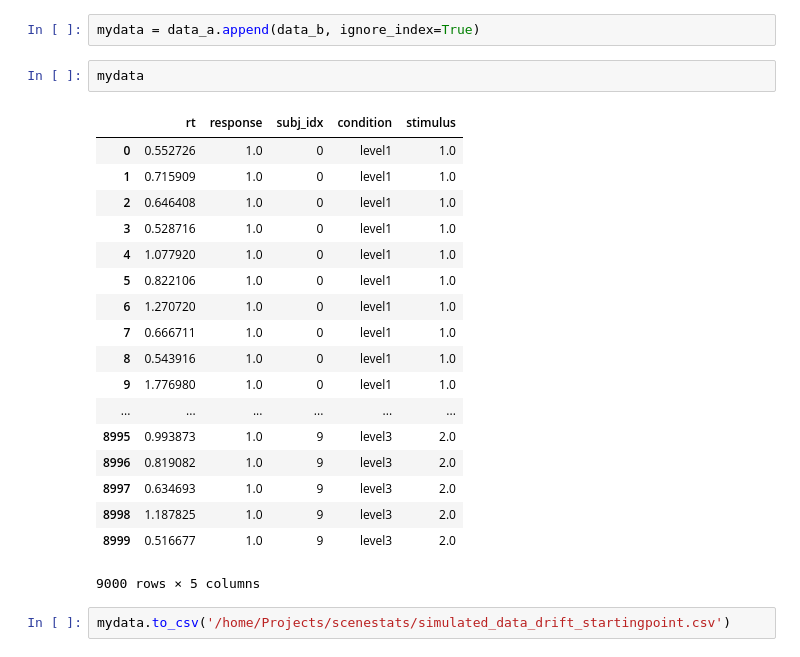
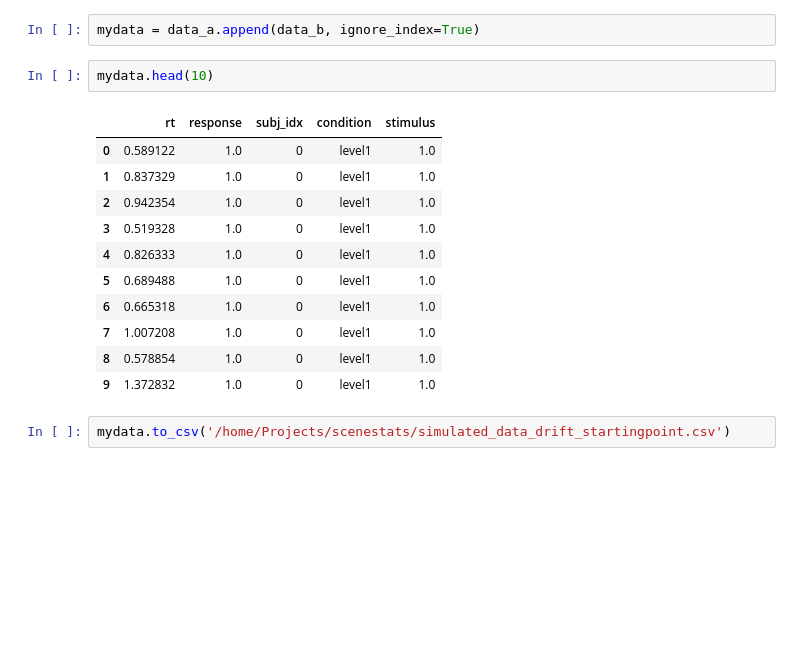
Before and after one commit to noorseijdel/2019_scenestats, a Jupyter notebook: notebooks/Notebook_SceneStats_Simulations.ipynb, the cells around one changed output. Drawn from its saved outputs; the diff is of its cells as text; blank space fills up the shorter version.

```diff
--- a/notebooks/Notebook_SceneStats_Simulations.ipynb
+++ b/notebooks/Notebook_SceneStats_Simulations.ipynb
@@ -367,26 +352,19 @@ data_b['stimulus'] = Series(np.ones((len(data_b)))*2, index=data_a.index)
 # %%
 mydata = data_a.append(data_b, ignore_index=True)
 # %%
-mydata
+mydata.head(10)
 # %% [output]
 |  | rt | response | subj_idx | condition | stimulus |
-| 0 | 0.552726 | 1.0 | 0 | level1 | 1.0 |
-| 1 | 0.715909 | 1.0 | 0 | level1 | 1.0 |
-| 2 | 0.646408 | 1.0 | 0 | level1 | 1.0 |
-| 3 | 0.528716 | 1.0 | 0 | level1 | 1.0 |
-| 4 | 1.077920 | 1.0 | 0 | level1 | 1.0 |
-| 5 | 0.822106 | 1.0 | 0 | level1 | 1.0 |
-| 6 | 1.270720 | 1.0 | 0 | level1 | 1.0 |
-| 7 | 0.666711 | 1.0 | 0 | level1 | 1.0 |
-| 8 | 0.543916 | 1.0 | 0 | level1 | 1.0 |
-| 9 | 1.776980 | 1.0 | 0 | level1 | 1.0 |
-| ... | ... | ... | ... | ... | ... |
-| 8995 | 0.993873 | 1.0 | 9 | level3 | 2.0 |
-| 8996 | 0.819082 | 1.0 | 9 | level3 | 2.0 |
-| 8997 | 0.634693 | 1.0 | 9 | level3 | 2.0 |
-| 8998 | 1.187825 | 1.0 | 9 | level3 | 2.0 |
-| 8999 | 0.516677 | 1.0 | 9 | level3 | 2.0 |
+| 0 | 0.589122 | 1.0 | 0 | level1 | 1.0 |
+| 1 | 0.837329 | 1.0 | 0 | level1 | 1.0 |
+| 2 | 0.942354 | 1.0 | 0 | level1 | 1.0 |
+| 3 | 0.519328 | 1.0 | 0 | level1 | 1.0 |
+| 4 | 0.826333 | 1.0 | 0 | level1 | 1.0 |
+| 5 | 0.689488 | 1.0 | 0 | level1 | 1.0 |
+| 6 | 0.665318 | 1.0 | 0 | level1 | 1.0 |
+| 7 | 1.007208 | 1.0 | 0 | level1 | 1.0 |
+| 8 | 0.578854 | 1.0 | 0 | level1 | 1.0 |
+| 9 | 1.372832 | 1.0 | 0 | level1 | 1.0 |
-9000 rows × 5 columns
 # %%
 mydata.to_csv('/home/Projects/scenestats/simulated_data_drift_startingpoint.csv')
 # %%
```
Also changed, not shown: parts of 3 cells of this notebook.
